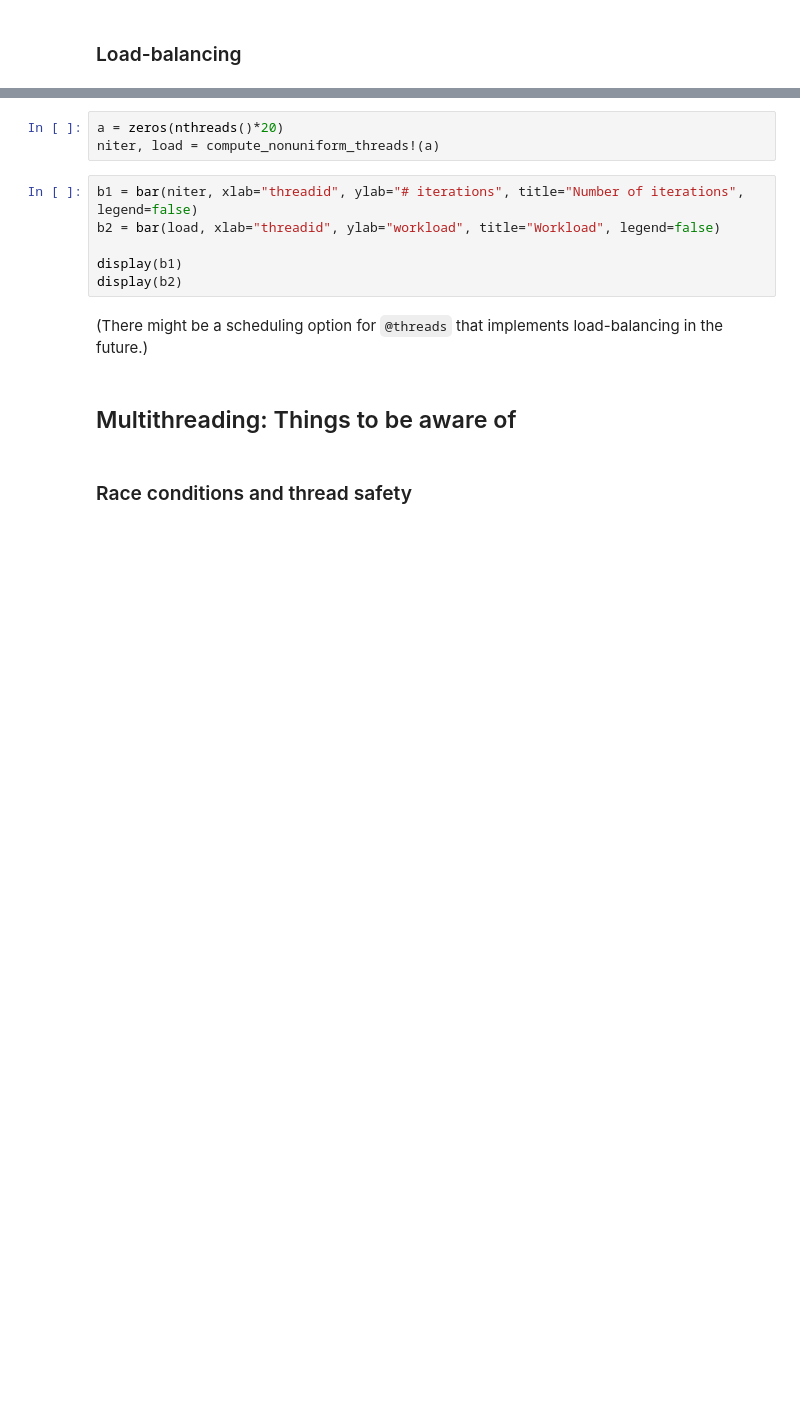
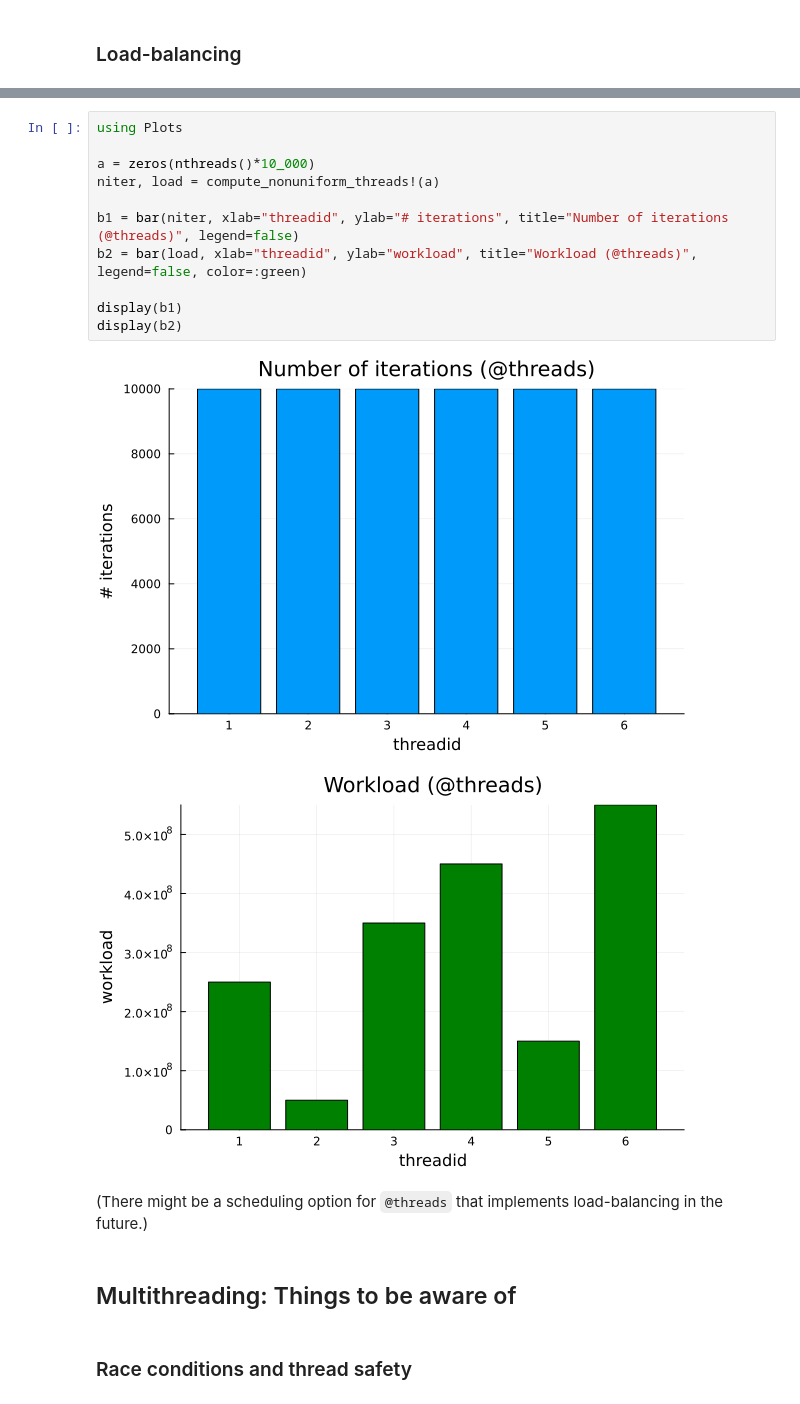
Before and after one commit to carstenbauer/JuliaHLRS23, a Jupyter notebook: notebooks/Day3/2_multithreading.ipynb, the cells around one changed output, grey strips where cells are left out. Drawn from its saved outputs; the diff is of its cells as text; blank space fills up the shorter version.

```diff
--- a/notebooks/Day3/2_multithreading.ipynb
+++ b/notebooks/Day3/2_multithreading.ipynb
@@ -494,12 +574,17 @@ end
-# %%
-a = zeros(nthreads()*20)
-niter, load = compute_nonuniform_threads!(a)
 # %%
-b1 = bar(niter, xlab="threadid", ylab="# iterations", title="Number of iterations", legend=false)
-b2 = bar(load, xlab="threadid", ylab="workload", title="Workload", legend=false)
+using Plots
+
+a = zeros(nthreads()*10_000)
+niter, load = compute_nonuniform_threads!(a)
+
+b1 = bar(niter, xlab="threadid", ylab="# iterations", title="Number of iterations (@threads)", legend=false)
+b2 = bar(load, xlab="threadid", ylab="workload", title="Workload (@threads)", legend=false, color=:green)
 
 display(b1)
 display(b2)
+# %% [output]
+[figure, added]
+[figure, added]
 # %% [markdown]
 (There might be a scheduling option for `@threads` that implements load-balancing in the future.)
 # %% [markdown]
```
Also changed, not shown: parts of 69 cells of this notebook, 29 other files.
